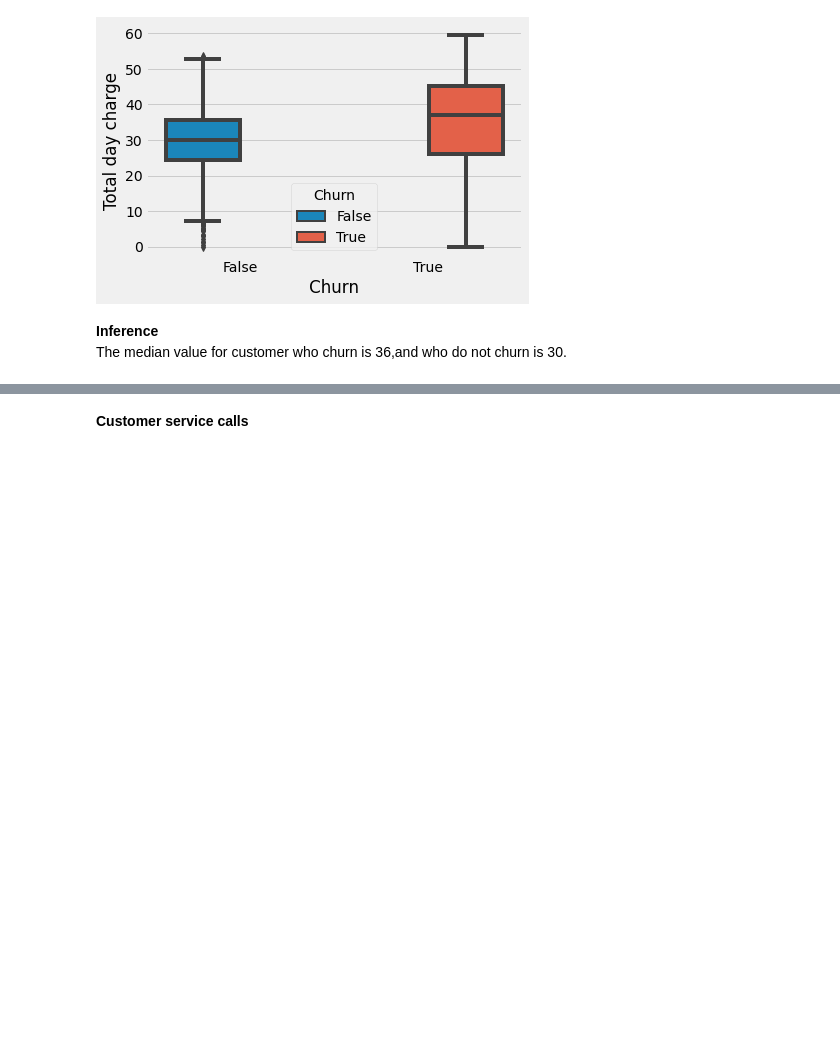
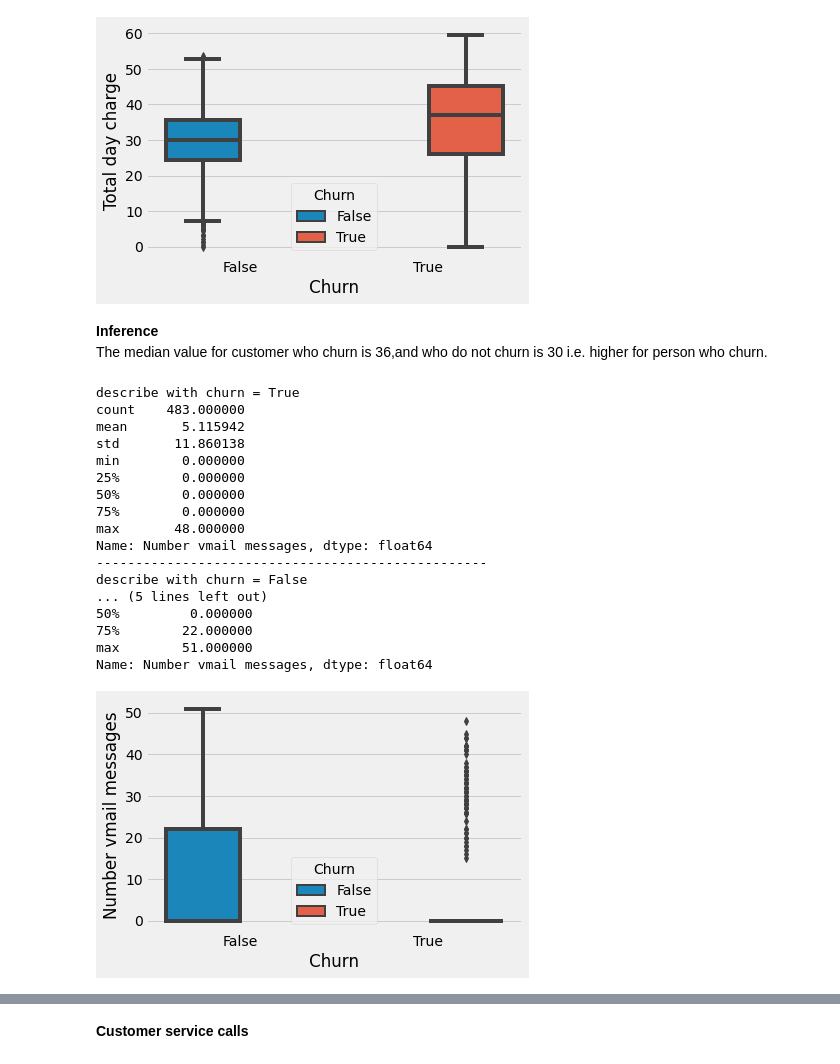
Before and after one commit to ad709kr/capstone_projects-EDA-on-Telecom-churn-analysis, a Jupyter notebook: Telecom_Churn_Analysis_Capstone_Project.ipynb, the cells around one changed output, grey strips where cells are left out. Drawn from its saved outputs; the diff is of its cells as text; code cells hidden in the pictures; blank space fills up the shorter version.

```diff
--- a/Telecom_Churn_Analysis_Capstone_Project.ipynb
+++ b/Telecom_Churn_Analysis_Capstone_Project.ipynb
@@ -421,4 +423,25 @@ Name: Total day charge, dtype: float64
 [figure]
 # %% [markdown]
 **Inference**
-<br> The median value for customer who churn is 36,and who do not churn is 30.
+<br> The median value for customer who churn is 36,and who do not churn is 30 i.e. higher for person who churn.
+# %%
+describe_with_boxplot(data,"Number vmail messages")
+# %% [output]
+describe with churn = True
+count    483.000000
+mean       5.115942
+std       11.860138
+min        0.000000
+25%        0.000000
+50%        0.000000
+75%        0.000000
+max       48.000000
+Name: Number vmail messages, dtype: float64
+--------------------------------------------------
+describe with churn = False
+... (5 lines left out)
+50%         0.000000
+75%        22.000000
+max        51.000000
+Name: Number vmail messages, dtype: float64
+[figure, added]
```
Also changed, not shown: parts of 11 cells of this notebook.
